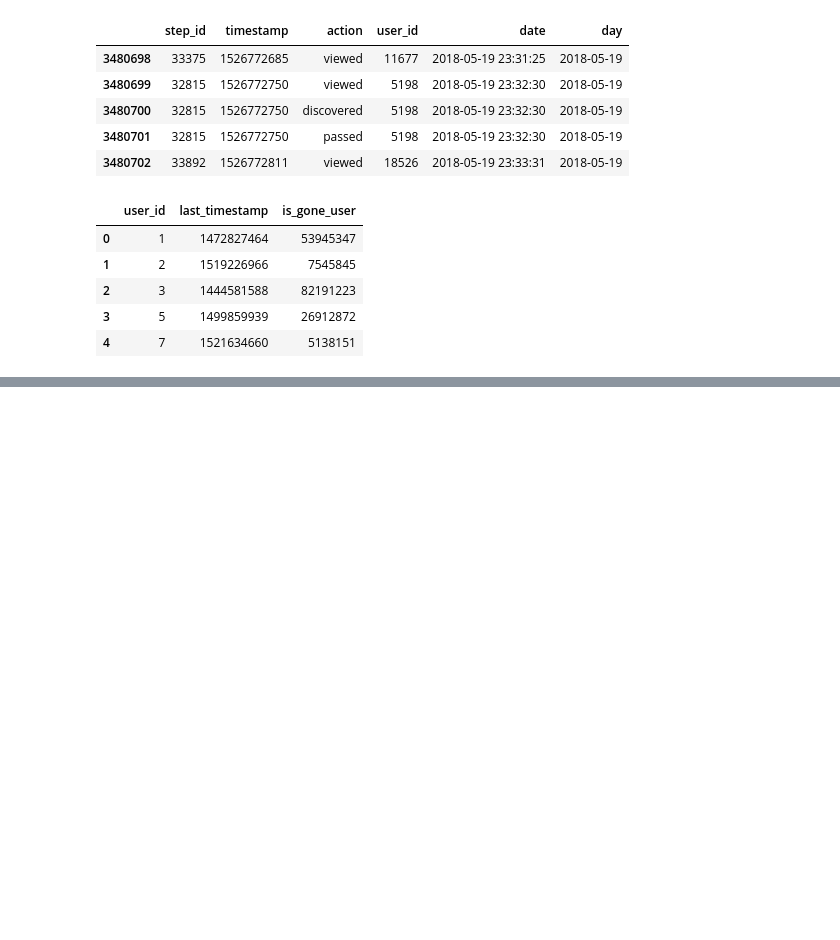
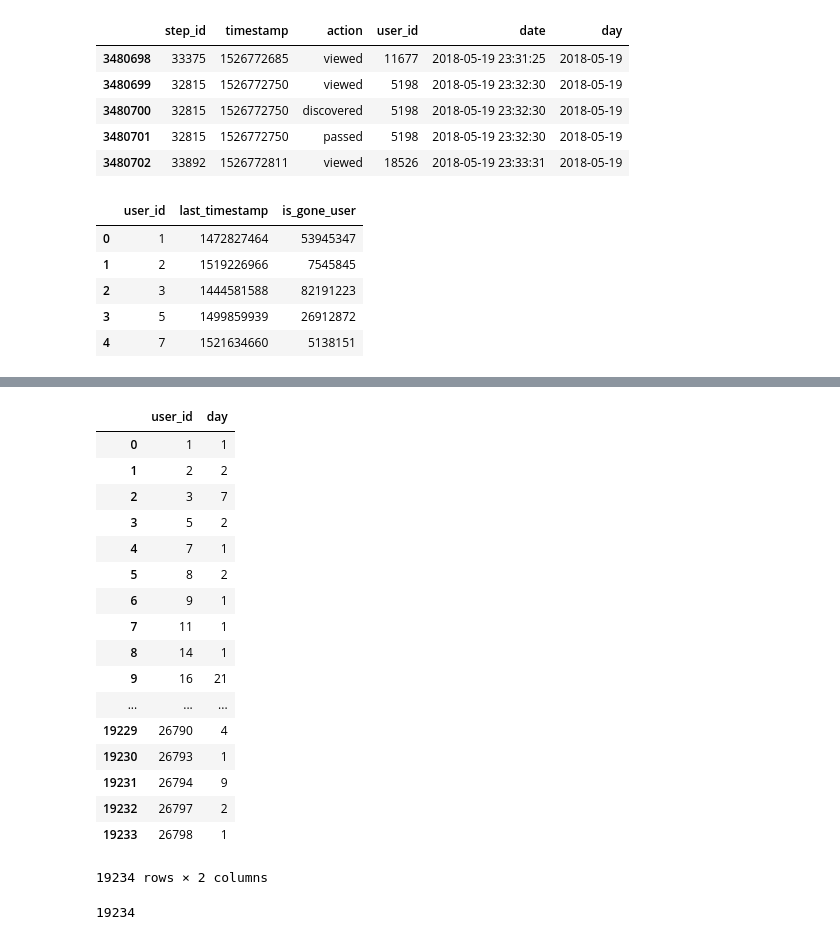
Before and after one commit to LemShark/stepik_ml_contest, a Jupyter notebook: stepik_ml_contest.ipynb, the cells around one changed output, grey strips where cells are left out. Cells and saved outputs as stored; diff of their text form; code cells hidden in the pictures; blank space fills up the shorter version.

```diff
--- a/stepik_ml_contest.ipynb
+++ b/stepik_ml_contest.ipynb
@@ -208,0 +219,2 @@ dropout = 30
+# %%
+users_days = events_data.groupby('user_id').day.nunique().to_frame().reset_index()
@@ -208,0 +230,21 @@ dropout = 30
+# %%
+users_days.to_frame().reset_index()
+# %% [output]
+|  | user_id | day |
+| 0 | 1 | 1 |
+| 1 | 2 | 2 |
+| 2 | 3 | 7 |
+| 3 | 5 | 2 |
+| 4 | 7 | 1 |
+| 5 | 8 | 2 |
+| 6 | 9 | 1 |
+| 7 | 11 | 1 |
+| 8 | 14 | 1 |
+| 9 | 16 | 21 |
+| ... | ... | ... |
+| 19229 | 26790 | 4 |
+| 19230 | 26793 | 1 |
+| 19231 | 26794 | 9 |
+| 19232 | 26797 | 2 |
+| 19233 | 26798 | 1 |
+19234 rows × 2 columns
@@ -208,0 +253,4 @@ dropout = 30
+# %%
+users_data.user_id.nunique()
+# %% [output]
+19234
```
Also changed, not shown: parts of 14 cells of this notebook.
